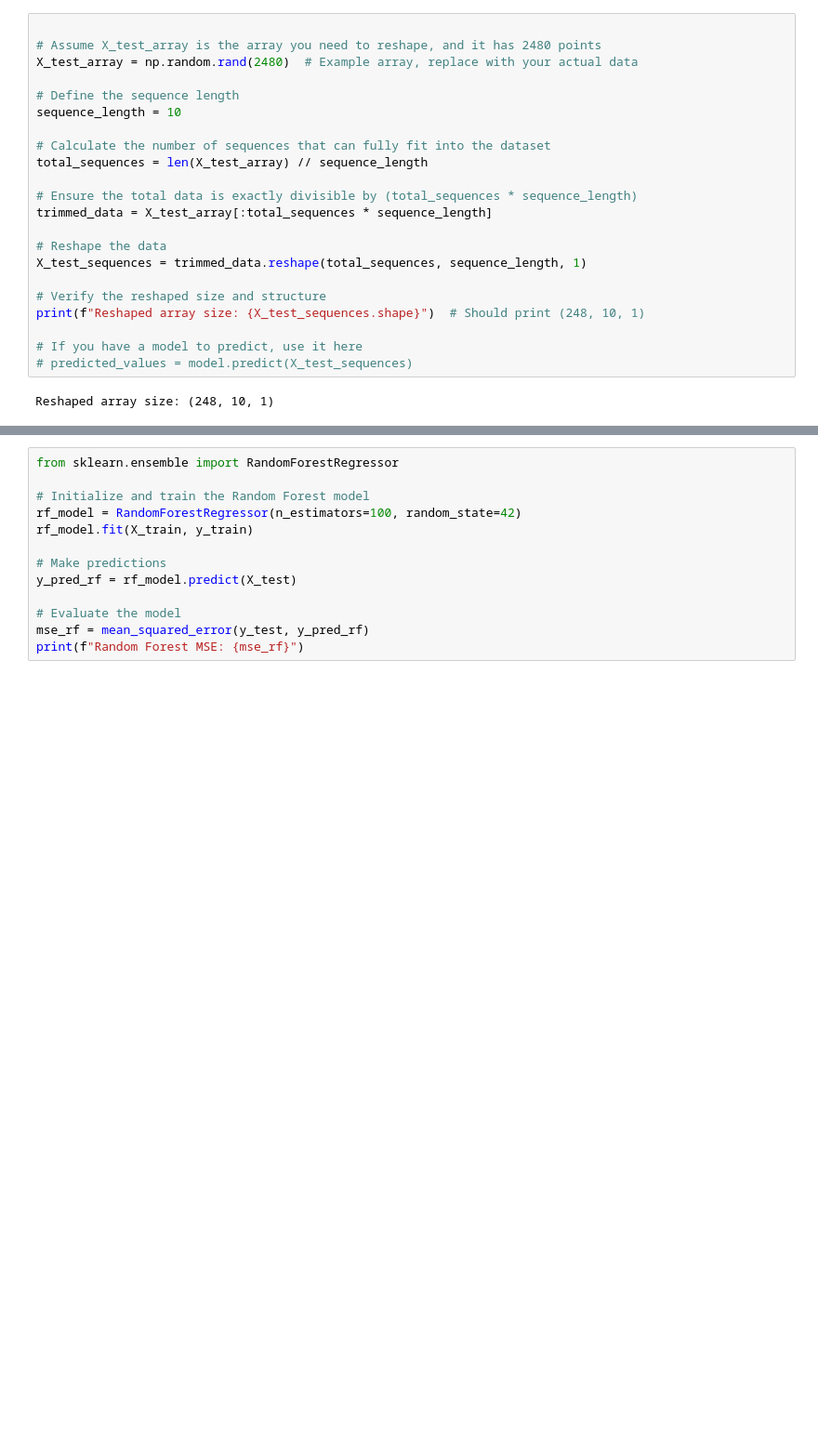
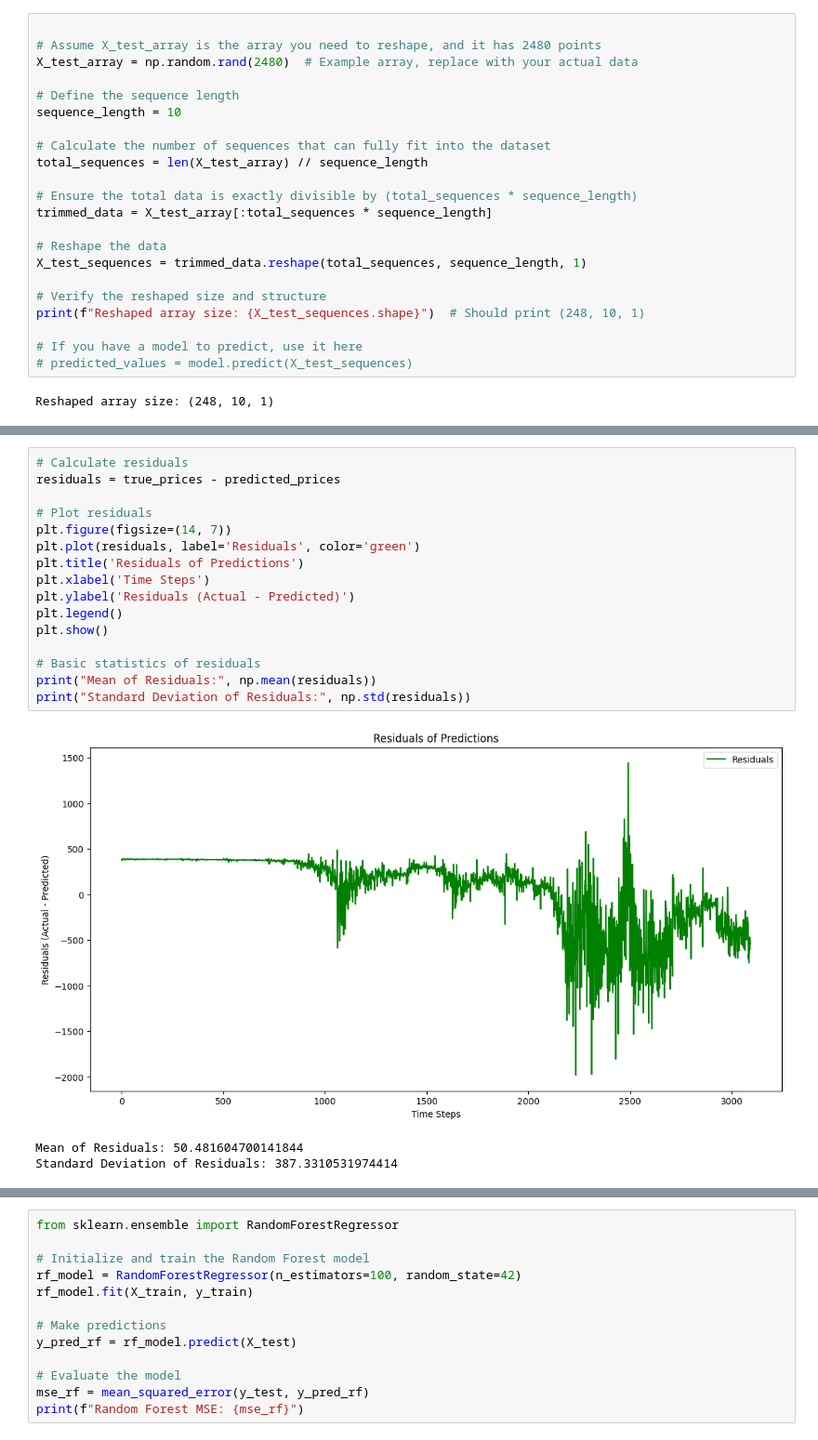
Before and after one commit to Goodevil01/Data-Prep-Ca1-, a Jupyter notebook: Strategic_Thinking_Ca2_.ipynb, the cells around one changed output, grey strips where cells are left out. Shown at 93% size. Saved outputs shown, nothing was run; the diff lists cells and outputs as text; blank space fills up the shorter version.

```diff
--- a/Strategic_Thinking_Ca2_.ipynb
+++ b/Strategic_Thinking_Ca2_.ipynb
@@ -1058,0 +1246,20 @@ Mean Absolute Error: 13220.86259704842
+# %%
+# Calculate residuals
+residuals = true_prices - predicted_prices
+
+# Plot residuals
+plt.figure(figsize=(14, 7))
+plt.plot(residuals, label='Residuals', color='green')
+plt.title('Residuals of Predictions')
+plt.xlabel('Time Steps')
+plt.ylabel('Residuals (Actual - Predicted)')
+plt.legend()
+plt.show()
+
+# Basic statistics of residuals
+print("Mean of Residuals:", np.mean(residuals))
+print("Standard Deviation of Residuals:", np.std(residuals))
+# %% [output]
+[figure, added]
+Mean of Residuals: 50.481604700141844
+Standard Deviation of Residuals: 387.3310531974414
```
Also changed, not shown: parts of 42 cells of this notebook.
